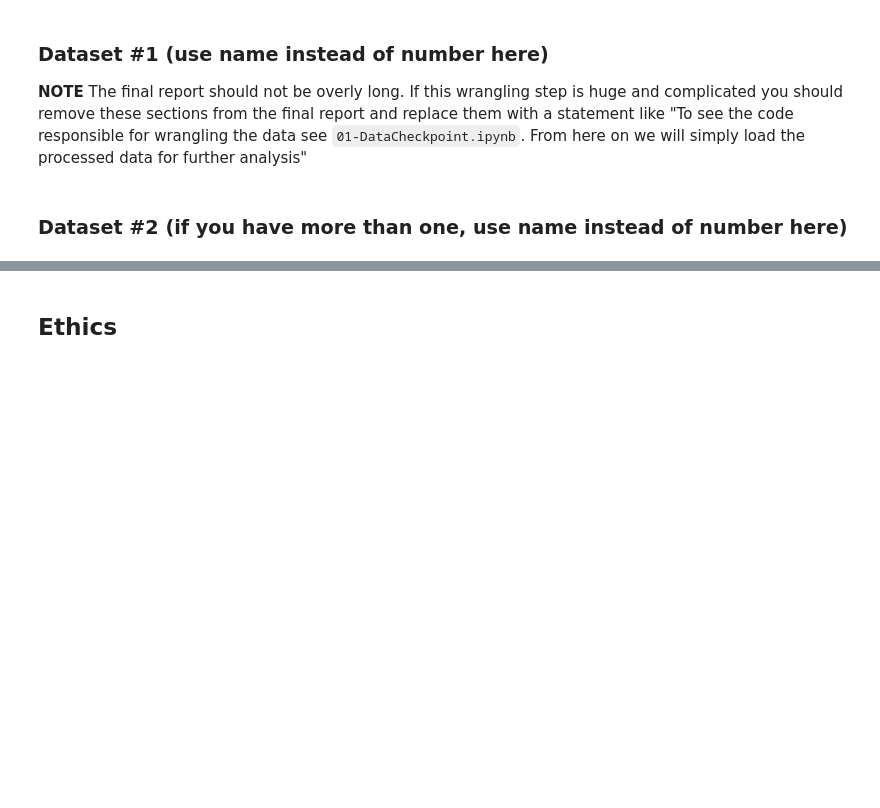
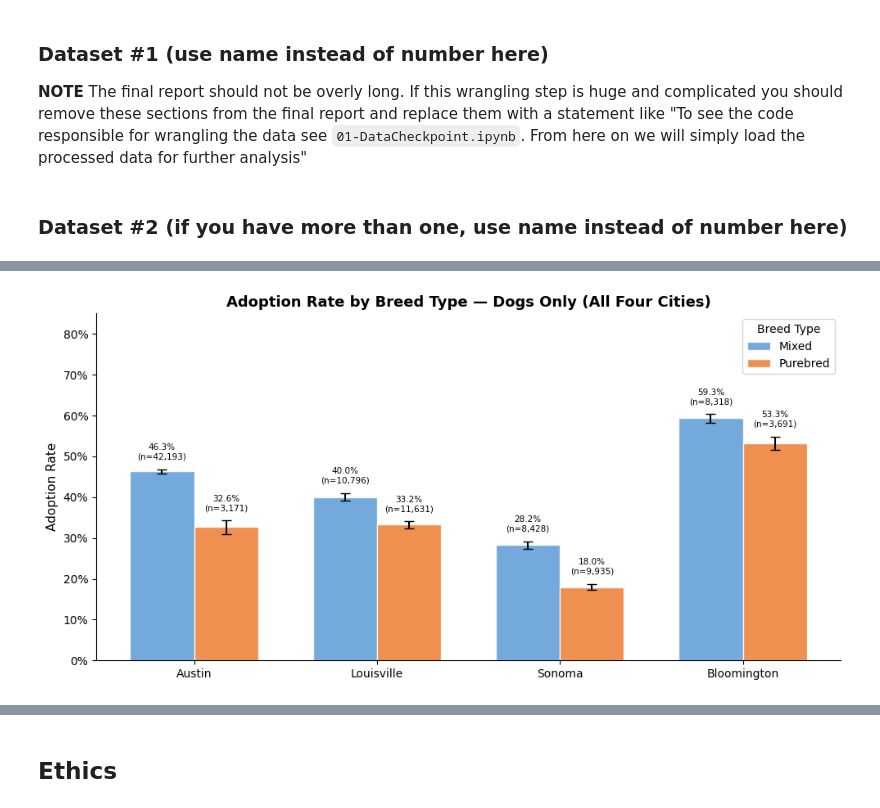
Before and after one commit to COGS108/Group143_WI26, a Jupyter notebook: 03-FinalProject.ipynb, the cells around one changed output, grey strips where cells are left out. Drawn from its saved outputs; the diff is of its cells as text; code cells hidden in the pictures; blank space fills up the shorter version.

Commit message:
results section updated!
results section of Final Project added including analyses and visualizations for the three RQs and interpretations of results.

```diff
--- a/03-FinalProject.ipynb
+++ b/03-FinalProject.ipynb
@@ -159,0 +276,75 @@ Some more words and stuff.  Remember notebooks work best if you interleave the c
+# %%
+# classify breed as Mixed or Purebred using keyword heuristics.
+# in other words, if the breed string contains "Mix", "/", or "Cross" it is labeled Mixed.
+def classify_breed(breed_str):
+    """Classify a breed string as 'Mixed' or 'Purebred'."""
+    if pd.isna(breed_str):
+        return "Unknown"
+    b = breed_str.upper()
+    return "Mixed" if ("MIX" in b or "/" in b or "CROSS" in b) else "Purebred"
+
+def build_rq2_subset(df, city, breed_col, outcome_col, adopt_label,
+                     species_col=None, species_val=None):
+    """Filter to dogs, apply the breed classifier, and create a binary adopted column."""
+    sub = df.copy()
+    if species_col:
+        sub = sub[sub[species_col] == species_val]
+    return pd.DataFrame({
+        "city": city,
+        "breed_type": sub[breed_col].apply(classify_breed),
+        "adopted": (sub[outcome_col] == adopt_label).astype(int)
+    })
+
+# combine into one dataframe
+rq2 = pd.concat([
+    build_rq2_subset(austin, "Austin", "breed", "outcome_type", "Adoption", "animal_type", "Dog"),
+    build_rq2_subset(louisville, "Louisville", "breed", "outtype", "ADOPTION", "animaltype", "DOG"),
+    build_rq2_subset(sonoma, "Sonoma", "Breed", "Outcome Type", "ADOPTION", "Type", "DOG"),
+    build_rq2_subset(bloomington, "Bloomington", "breedname", "movementtype", "Adoption", "speciesname", "Dog"),
+], ignore_index=True)
+
+# drop rows where breed could not be determined
+rq2 = rq2[rq2["breed_type"] != "Unknown"]
+
+# visualization for RQ2
+CITY_ORDER_4 = ["Austin", "Louisville", "Sonoma", "Bloomington"]
+BREED_COLORS = {"Mixed": "#5B9BD5", "Purebred": "#ED7D31"}
+
+fig, ax = plt.subplots(figsize=(10, 5))
+
+rates = rq2.groupby(["city", "breed_type"])["adopted"].agg(["mean", "count"]).reset_index()
+rates["se"] = np.sqrt(rates["mean"] * (1 - rates["mean"]) / rates["count"])
+
+x = np.arange(len(CITY_ORDER_4))
+w = 0.35
+for i, bt in enumerate(["Mixed", "Purebred"]):
+    sub = rates[rates["breed_type"] == bt].set_index("city").reindex(CITY_ORDER_4)
+    bars = ax.bar(x + i*w, sub["mean"], w, yerr=sub["se"]*1.96,
+                  label=bt, color=BREED_COLORS[bt], edgecolor="white", capsize=4, alpha=0.85)
+    for j, (rate, n) in enumerate(zip(sub["mean"], sub["count"])):
+        ax.text(x[j] + i*w, rate + sub["se"].iloc[j]*1.96 + 0.02,
+                f"{rate:.1%}\n(n={int(n):,})", ha="center", va="bottom", fontsize=7.5)
+
+ax.set_xticks(x + w/2)
+ax.set_xticklabels(CITY_ORDER_4, fontsize=10)
+ax.set_ylabel("Adoption Rate", fontsize=11)
+ax.set_ylim(0, 0.85)
+ax.yaxis.set_major_formatter(mtick.PercentFormatter(xmax=1, decimals=0))
+ax.set_title("Adoption Rate by Breed Type — Dogs Only (All Four Cities)",
+             fontsize=13, fontweight="bold")
+ax.legend(title="Breed Type", fontsize=10)
+sns.despine()
+plt.tight_layout()
+plt.savefig("results/rq2_adoption_by_breed.png", dpi=150, bbox_inches="tight")
+plt.show()
+
+# chi-square tests of independence
+print("\nChi-Square Tests: Breed Type vs. Adoption Outcome")
+print("=" * 60)
+for city in CITY_ORDER_4:
+    ct = pd.crosstab(rq2[rq2["city"]==city]["breed_type"], rq2[rq2["city"]==city]["adopted"])
+    chi2, p, dof, _ = stats.chi2_contingency(ct)
+    print(f"\n{city}:  χ² = {chi2:.2f},  df = {dof},  p = {p:.2e}")
+    print(f"  → {'Significant' if p < 0.05 else 'Not significant'} (p {'<' if p < 0.05 else '>='} 0.05)")
+# %% [output]
+[figure, added]
```
Also changed, not shown: parts of 20 cells of this notebook, 3 other files.
